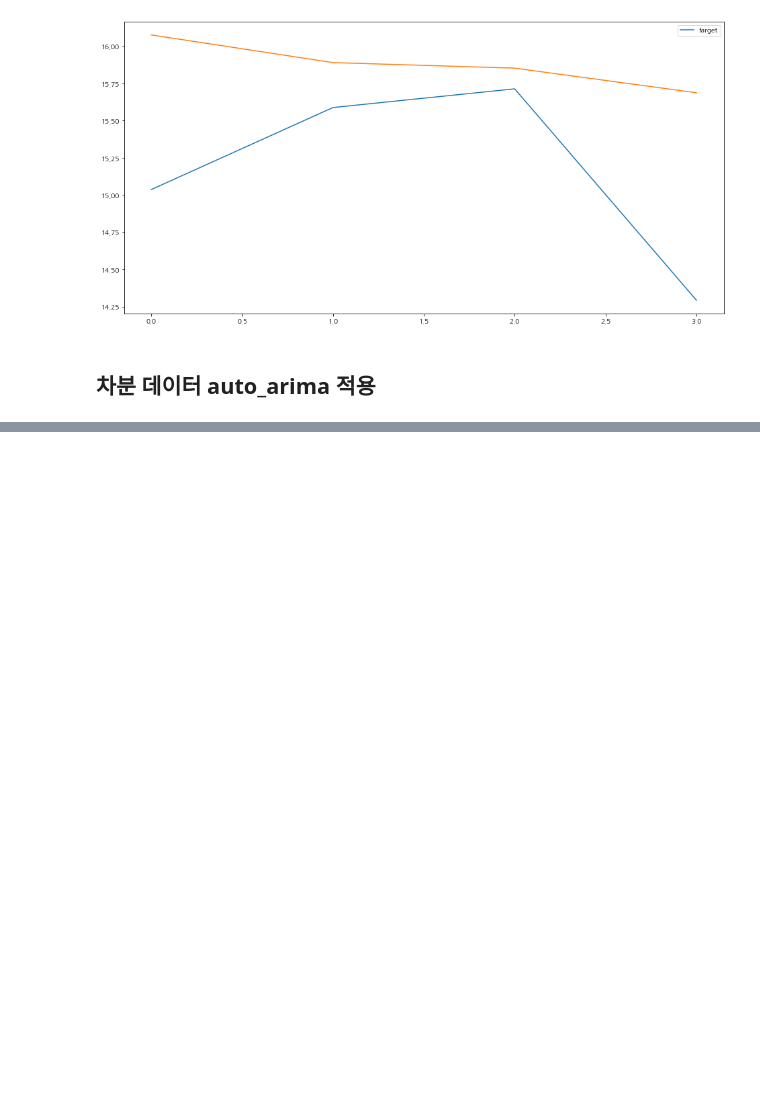
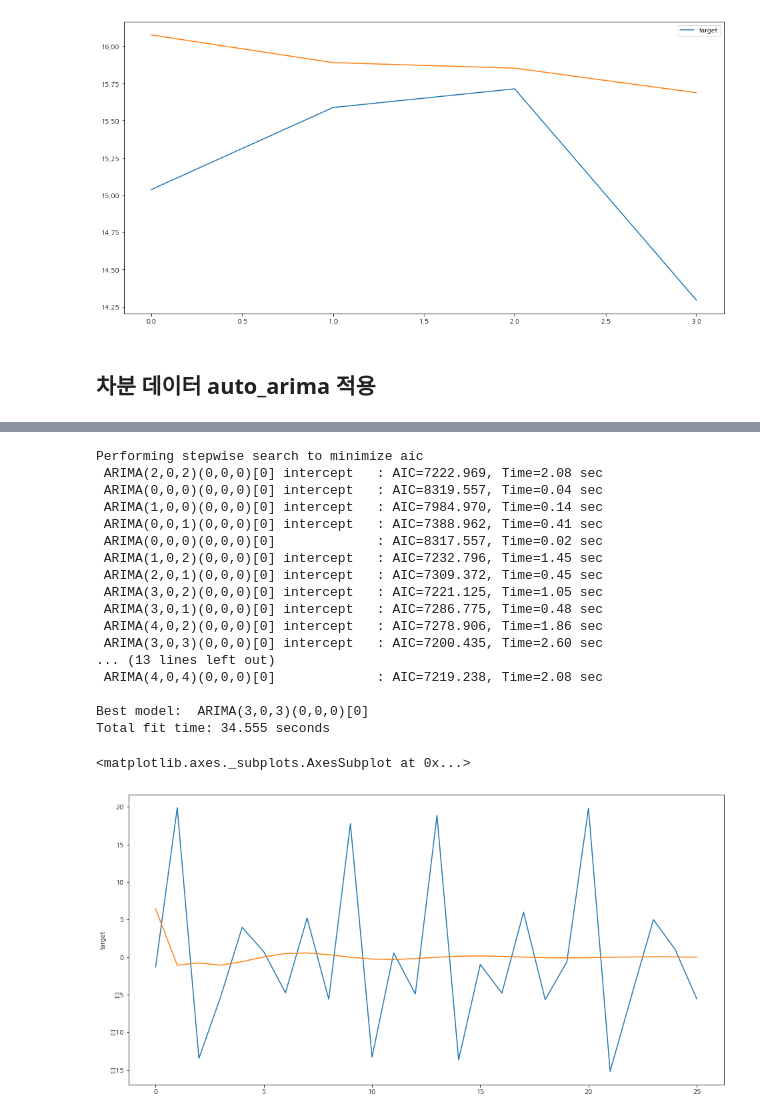
Before and after one commit to qkrwjdduf159/BigContest, a Jupyter notebook: 연어 EDA.ipynb, the cells around one changed output, grey strips where cells are left out. Drawn from its saved outputs; the diff is of its cells as text; code cells hidden in the pictures; blank space fills up the shorter version.

```diff
--- a/연어 EDA.ipynb
+++ b/연어 EDA.ipynb
@@ -1185,0 +1225,30 @@ sns.lineplot(data = forecast)
+# %%
+# 4일을 test로 줬을 때 잘 맞출 수 있지 않을까?
+model_ar = auto_arima(diff_train['target'], trace = True, error_action = 'ignore', suppress_warnings = True)
+model_ar.fit(diff_train['target'])
+forecast = model_ar.predict(n_periods = diff_test_df.shape[0])
+
+# 대체 넌 뭘 맞추려고 노력하는거니...?
+plt.figure(figsize = (16,8))
+sns.lineplot(data = diff_test_df['target'].reset_index(drop = True))
+sns.lineplot(data = forecast)
+# %% [output]
+Performing stepwise search to minimize aic
+ ARIMA(2,0,2)(0,0,0)[0] intercept   : AIC=7222.969, Time=2.08 sec
+ ARIMA(0,0,0)(0,0,0)[0] intercept   : AIC=8319.557, Time=0.04 sec
+ ARIMA(1,0,0)(0,0,0)[0] intercept   : AIC=7984.970, Time=0.14 sec
+ ARIMA(0,0,1)(0,0,0)[0] intercept   : AIC=7388.962, Time=0.41 sec
+ ARIMA(0,0,0)(0,0,0)[0]             : AIC=8317.557, Time=0.02 sec
+ ARIMA(1,0,2)(0,0,0)[0] intercept   : AIC=7232.796, Time=1.45 sec
+ ARIMA(2,0,1)(0,0,0)[0] intercept   : AIC=7309.372, Time=0.45 sec
+ ARIMA(3,0,2)(0,0,0)[0] intercept   : AIC=7221.125, Time=1.05 sec
+ ARIMA(3,0,1)(0,0,0)[0] intercept   : AIC=7286.775, Time=0.48 sec
+ ARIMA(4,0,2)(0,0,0)[0] intercept   : AIC=7278.906, Time=1.86 sec
+ ARIMA(3,0,3)(0,0,0)[0] intercept   : AIC=7200.435, Time=2.60 sec
+... (13 lines left out)
+ ARIMA(4,0,4)(0,0,0)[0]             : AIC=7219.238, Time=2.08 sec
+
+Best model:  ARIMA(3,0,3)(0,0,0)[0]
+Total fit time: 34.555 seconds
+<matplotlib.axes._subplots.AxesSubplot at 0x...>
+[figure, added]
```
Also changed, not shown: parts of 21 cells of this notebook.
